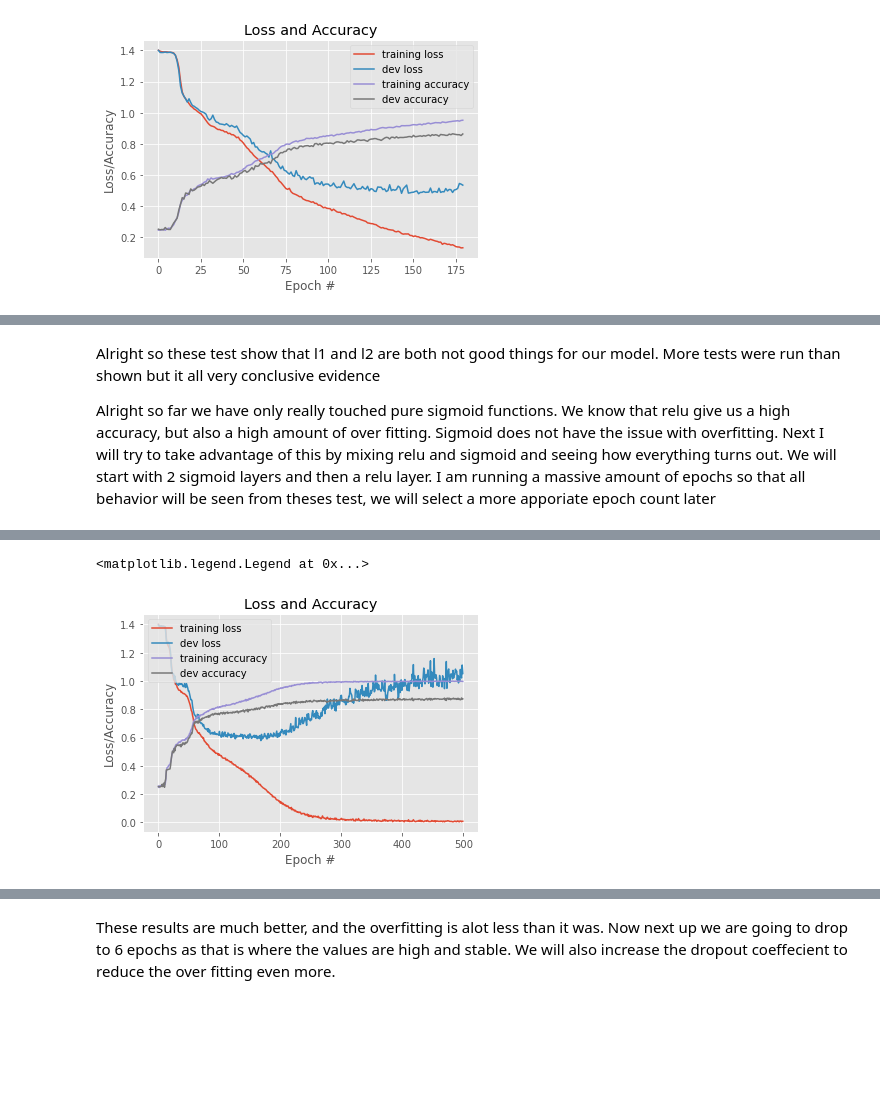
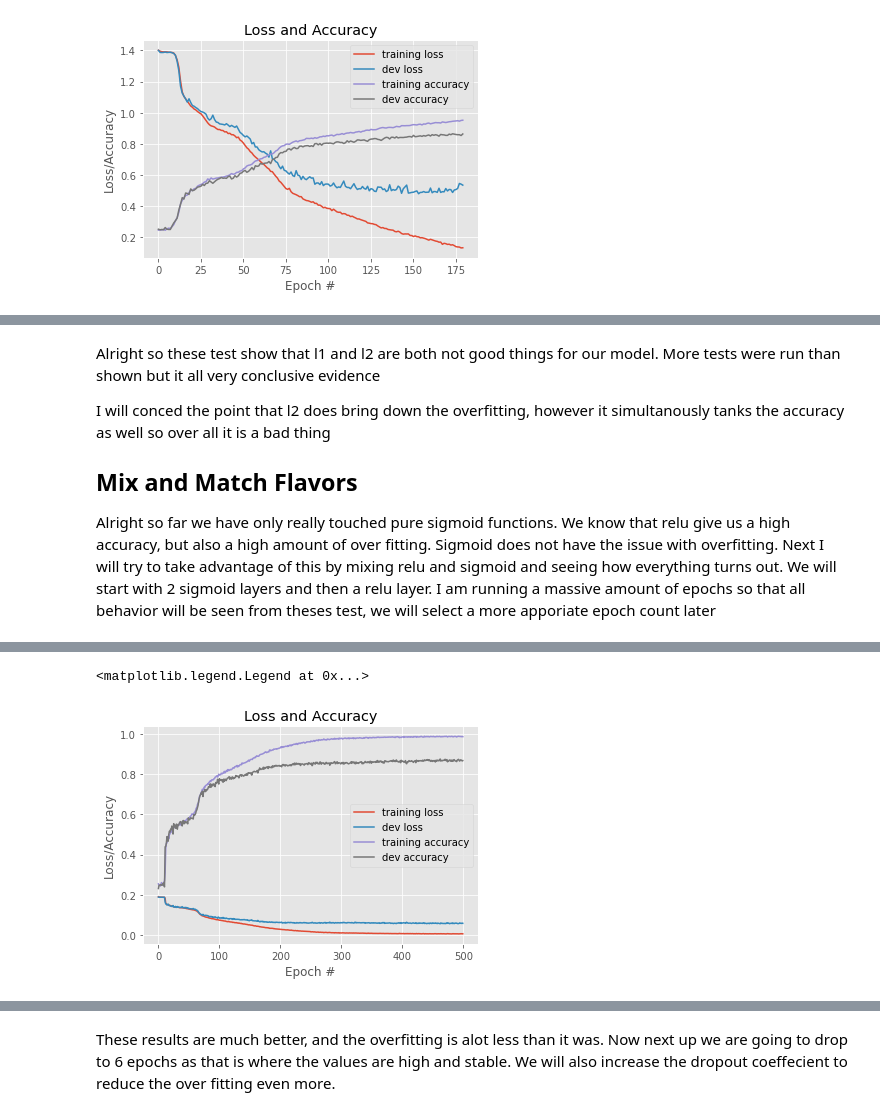
Before and after one commit to nates-rgb/NeuralNet, a Jupyter notebook: Projects/proj1.ipynb, the cells around one changed output, grey strips where cells are left out. Saved outputs shown, nothing was run; the diff lists cells and outputs as text; code cells hidden in the pictures; blank space fills up the shorter version.

```diff
--- a/Projects/proj1.ipynb
+++ b/Projects/proj1.ipynb
@@ -860,7 +1464,9 @@ weighted avg       0.86      0.86      0.86      2335
 # %% [markdown]
 Alright so these test show that l1 and l2 are both not good things for our model. More tests were run than shown but it all very conclusive evidence
 
+I will conced the point that l2 does bring down the overfitting, however it simultanously tanks the accuracy as well so over all it is a bad thing
 
+## Mix and Match Flavors
 
 Alright so far we have only really touched pure sigmoid functions. We know that relu give us a high accuracy, but also a high amount of over fitting. Sigmoid does not have the issue with overfitting. Next I will try to take advantage of this by mixing relu and sigmoid and seeing how everything turns out. We will start with 2 sigmoid layers and then a relu layer. I am running a massive amount of epochs so that all behavior will be seen from theses test, we will select a more apporiate epoch count later
 # %%
@@ -878,7 +1484,7 @@ model.add(Dense(128, activation = 'relu'))
 model.add(Dropout(x))
 model.add(Dense(4, activation = 'softmax'))
 
-model.compile(loss = 'categorical_crossentropy', optimizer = 'adam', metrics = ['accuracy'])
+model.compile(loss = 'mean_squared_error', optimizer = 'adam', metrics = ['accuracy'])
 
 # fit the model to the training data
 maxEpoch =500
@@ -931,5 +1537,5 @@ weighted avg       0.88      0.87      0.87      2335
 <matplotlib.legend.Legend at 0x...>
-[figure, old version]
+[figure, new version]
 # %% [markdown]
 !["acc"](ssr.png)
 
```
Also changed, not shown: parts of 57 cells of this notebook.
